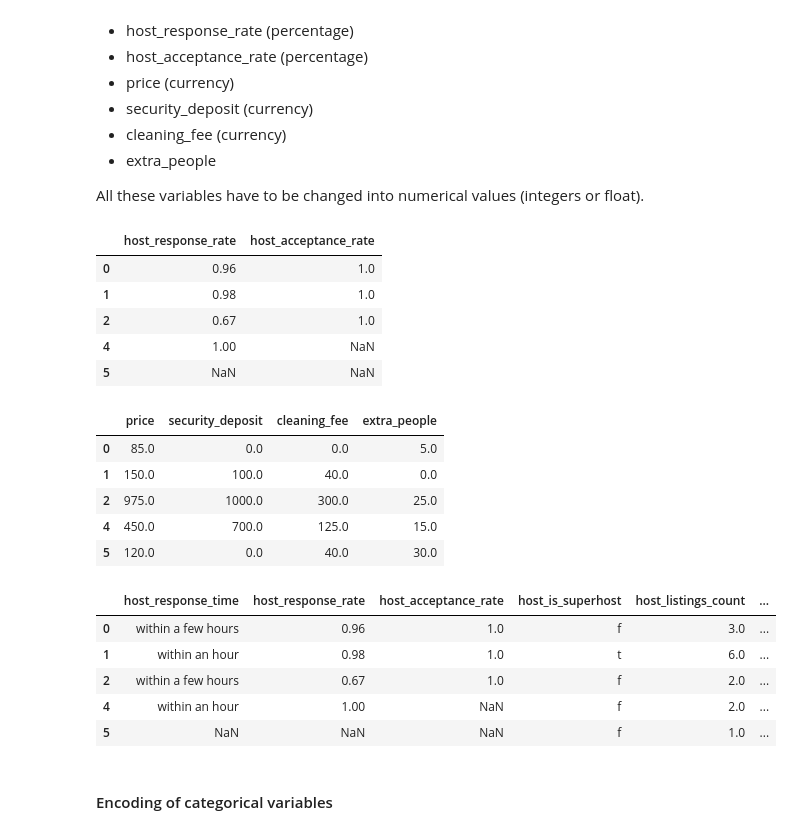
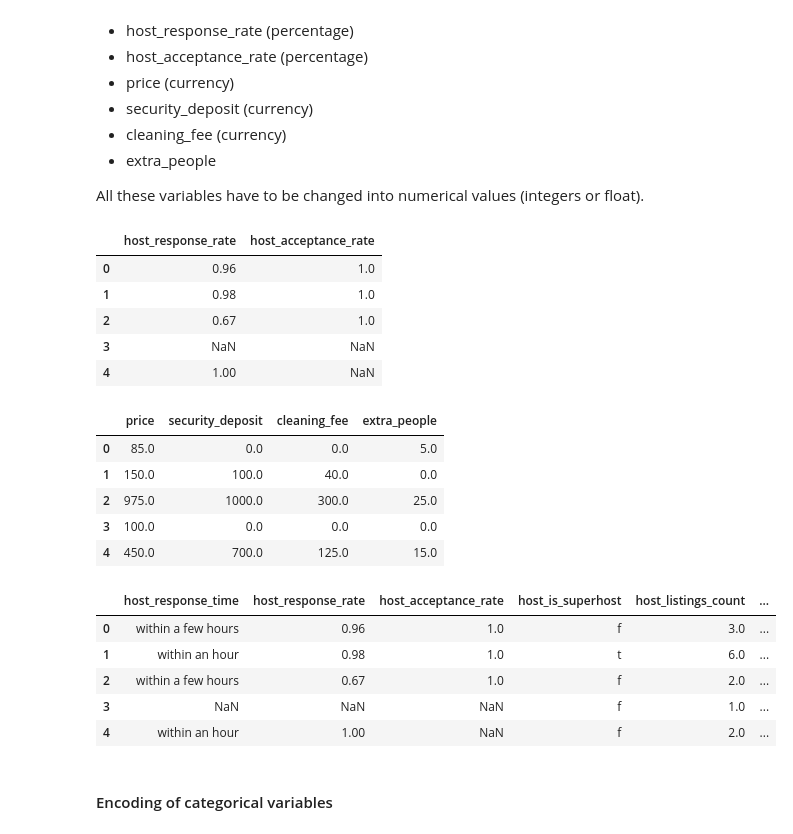
Before and after one commit to Wilbertz/Data-Science-Blog, a Jupyter notebook: Data Science Blog.ipynb, the cells around one changed output. Drawn from its saved outputs; the diff is of its cells as text; code cells hidden in the pictures.

```diff
--- a/Data Science Blog.ipynb
+++ b/Data Science Blog.ipynb
@@ -432,7 +407,7 @@ x.drop(columns=date_cols,inplace=True)
 # %%
 # Drop columns containing unstructured text data
 text_cols=['name','summary', 'space', 'description','transit']
-x.drop(columns=text_cols,inplace=True)
+df_listings.drop(columns=text_cols,inplace=True)
 # %% [markdown]
 #### Feature enginnering of amenities columns
 # %% [markdown]
@@ -498,11 +468,11 @@ for index in range(30):
 df_amenities.drop(columns=[x for x in range(30)],inplace=True)
 # %%
 # Append amenities columns to original dataframe
-x=x.join(df_amenities,how='left')
+df_listing=df_listings.join(df_amenities,how='left')
 
 # Drop amenities column
-x.drop(columns='amenities',inplace=True)
-x.head(5)
+df_listings.drop(columns='amenities',inplace=True)
+df_listings.head(5)
 # %% [output]
 |  | host_response_time | host_response_rate | host_acceptance_rate | host_is_superhost | host_listings_count | ... |
 | 0 | within a few hours | 96% | 100% | f | 3.0 | ... |
@@ -524,41 +494,41 @@ There are several numerical features encoded as strings:
 
 All these variables have to be changed into numerical values (integers or float).
 # %%
-# Replace percentages using aregular expression
+# Replace percentages using a regular expression
 cols=['host_response_rate','host_acceptance_rate']
-x[cols] = x[cols].replace('%', '', regex=True).astype(float)
+df_listings[cols] = df_listings[cols].replace('%', '', regex=True).astype(float)
 
 # Convert into numeric values
-x[cols]=x[cols]/100
-x[cols].head(5)
+df_listings[cols]=df_listings[cols]/100
+df_listings[cols].head(5)
 # %% [output]
 |  | host_response_rate | host_acceptance_rate |
 | 0 | 0.96 | 1.0 |
 | 1 | 0.98 | 1.0 |
 | 2 | 0.67 | 1.0 |
+| 3 | NaN | NaN |
 | 4 | 1.00 | NaN |
-| 5 | NaN | NaN |
 # %%
 # Remove dollar signs
 cols=['price', 'security_deposit','cleaning_fee','extra_people']
-x[cols]=x[cols].replace('[\$,]', '', regex=True).astype(float)
-x[cols].head(5)
+df_listings[cols]=df_listings[cols].replace('[\$,]', '', regex=True).astype(float)
+df_listings[cols].head(5)
 # %% [output]
 |  | price | security_deposit | cleaning_fee | extra_people |
 | 0 | 85.0 | 0.0 | 0.0 | 5.0 |
 | 1 | 150.0 | 100.0 | 40.0 | 0.0 |
 | 2 | 975.0 | 1000.0 | 300.0 | 25.0 |
+| 3 | 100.0 | 0.0 | 0.0 | 0.0 |
 | 4 | 450.0 | 700.0 | 125.0 | 15.0 |
-| 5 | 120.0 | 0.0 | 40.0 | 30.0 |
 # %%
-x.head()
+df_listings.head()
 # %% [output]
 |  | host_response_time | host_response_rate | host_acceptance_rate | host_is_superhost | host_listings_count | ... |
 | 0 | within a few hours | 0.96 | 1.0 | f | 3.0 | ... |
 | 1 | within an hour | 0.98 | 1.0 | t | 6.0 | ... |
 | 2 | within a few hours | 0.67 | 1.0 | f | 2.0 | ... |
+| 3 | NaN | NaN | NaN | f | 1.0 | ... |
 | 4 | within an hour | 1.00 | NaN | f | 2.0 | ... |
-| 5 | NaN | NaN | NaN | f | 1.0 | ... |
 # %% [markdown]
 #### Encoding of categorical variables
 # %% [markdown]
```
Also changed, not shown: parts of 87 cells of this notebook, 1 other file.
